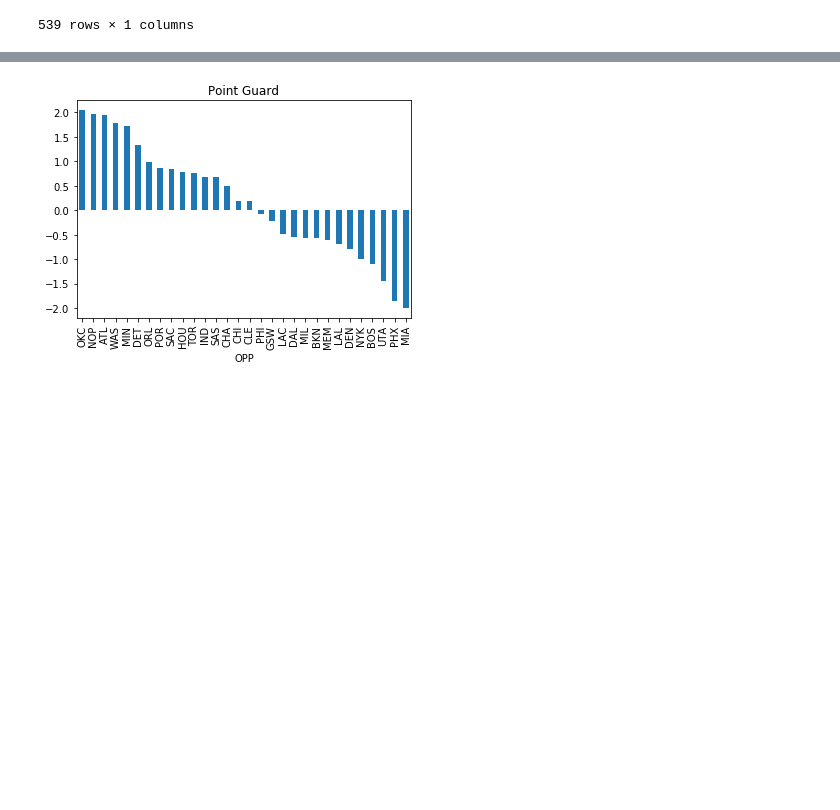
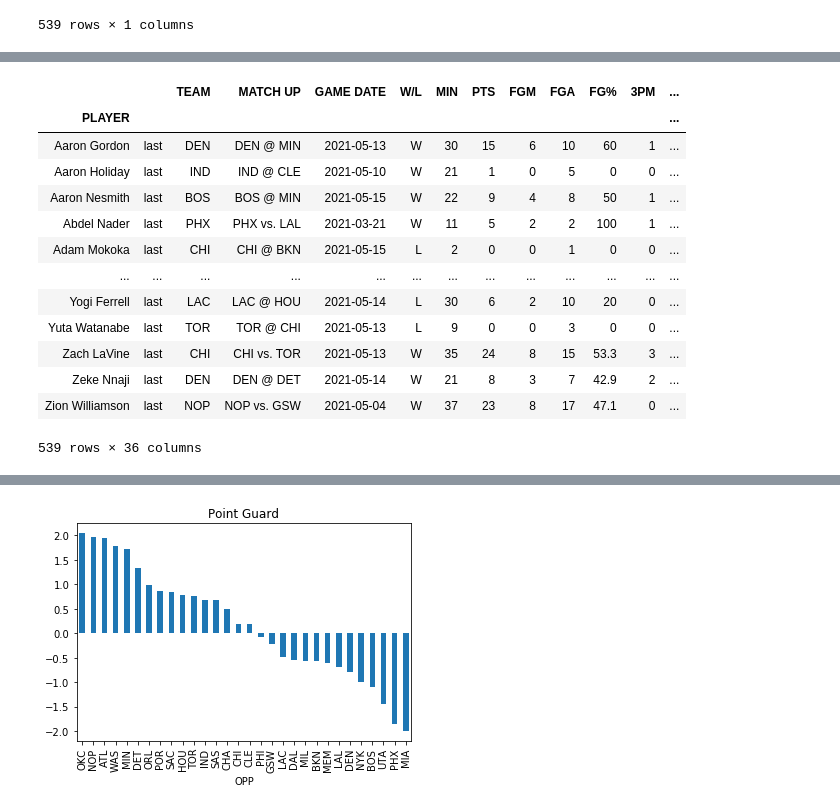
Before and after one commit to ZTFisme/Data-Science-Projects, a Jupyter notebook: NBA Predictor.ipynb, the cells around one changed output, grey strips where cells are left out. Saved outputs shown, nothing was run; the diff lists cells and outputs as text; code cells hidden in the pictures; blank space fills up the shorter version.

```diff
--- a/NBA Predictor.ipynb
+++ b/NBA Predictor.ipynb
@@ -5,7 +5,7 @@ import numpy as np
 from pulp import *
 import matplotlib.pyplot as plt
 # %%
-file1 = (r'C:\Users\zacha\OneDrive\Documents\NBA_PLAYER_BOX_SCORES_2021.xlsx')
+file1 = (r'C:\Users\zachary.fort\Documents\Data Sets\NBA_PLAYER_BOX_SCORES_2021.xlsx')
 data = pd.read_excel(file1, sheet_name = 0, header=0)
 data.describe()
 # %% [output]
@@ -19,6 +19,8 @@ data.describe()
 | 75% | 31.000000 | 15.000000 | 6.000000 | 12.000000 | 2.000000 | 5.000000 | 2.000000 | 3.000000 | 1.000000 | 5.000000 | ... | ... |
 | max | 51.000000 | 62.000000 | 21.000000 | 37.000000 | 11.000000 | 21.000000 | 19.000000 | 24.000000 | 12.000000 | 20.000000 | ... | ... |
 8 rows × 24 columns
+# %%
+data['EMA2'] = ((data.groupby(['PLAYER'])['FPTS'].transform(lambda x: x.ewm(span=2).mean())))
 # %%
 avg_fpts = pd.DataFrame(data.groupby('PLAYER')['FPTS'].mean())
 avg_fpts
@@ -41,0 +59,17 @@ pd.DataFrame(data.groupby('PLAYER')['FPTS'].mean())
+# %%
+data.set_index('PLAYER').groupby(level='PLAYER').agg(['last']).stack()
+# %% [output]
+|  |  | TEAM | MATCH UP | GAME DATE | W/L | MIN | PTS | FGM | FGA | FG% | 3PM | ... |
+| PLAYER |  |  |  |  |  |  |  |  |  |  |  | ... |
+| Aaron Gordon | last | DEN | DEN @ MIN | 2021-05-13 | W | 30 | 15 | 6 | 10 | 60 | 1 | ... |
+| Aaron Holiday | last | IND | IND @ CLE | 2021-05-10 | W | 21 | 1 | 0 | 5 | 0 | 0 | ... |
+| Aaron Nesmith | last | BOS | BOS @ MIN | 2021-05-15 | W | 22 | 9 | 4 | 8 | 50 | 1 | ... |
+| Abdel Nader | last | PHX | PHX vs. LAL | 2021-03-21 | W | 11 | 5 | 2 | 2 | 100 | 1 | ... |
+| Adam Mokoka | last | CHI | CHI @ BKN | 2021-05-15 | L | 2 | 0 | 0 | 1 | 0 | 0 | ... |
+| ... | ... | ... | ... | ... | ... | ... | ... | ... | ... | ... | ... | ... |
+| Yogi Ferrell | last | LAC | LAC @ HOU | 2021-05-14 | L | 30 | 6 | 2 | 10 | 20 | 0 | ... |
+| Yuta Watanabe | last | TOR | TOR @ CHI | 2021-05-13 | L | 9 | 0 | 0 | 3 | 0 | 0 | ... |
+| Zach LaVine | last | CHI | CHI vs. TOR | 2021-05-13 | W | 35 | 24 | 8 | 15 | 53.3 | 3 | ... |
+| Zeke Nnaji | last | DEN | DEN @ DET | 2021-05-14 | W | 21 | 8 | 3 | 7 | 42.9 | 2 | ... |
+| Zion Williamson | last | NOP | NOP vs. GSW | 2021-05-04 | W | 37 | 23 | 8 | 17 | 47.1 | 0 | ... |
+539 rows × 36 columns
```
Also changed, not shown: parts of 8 cells of this notebook.
